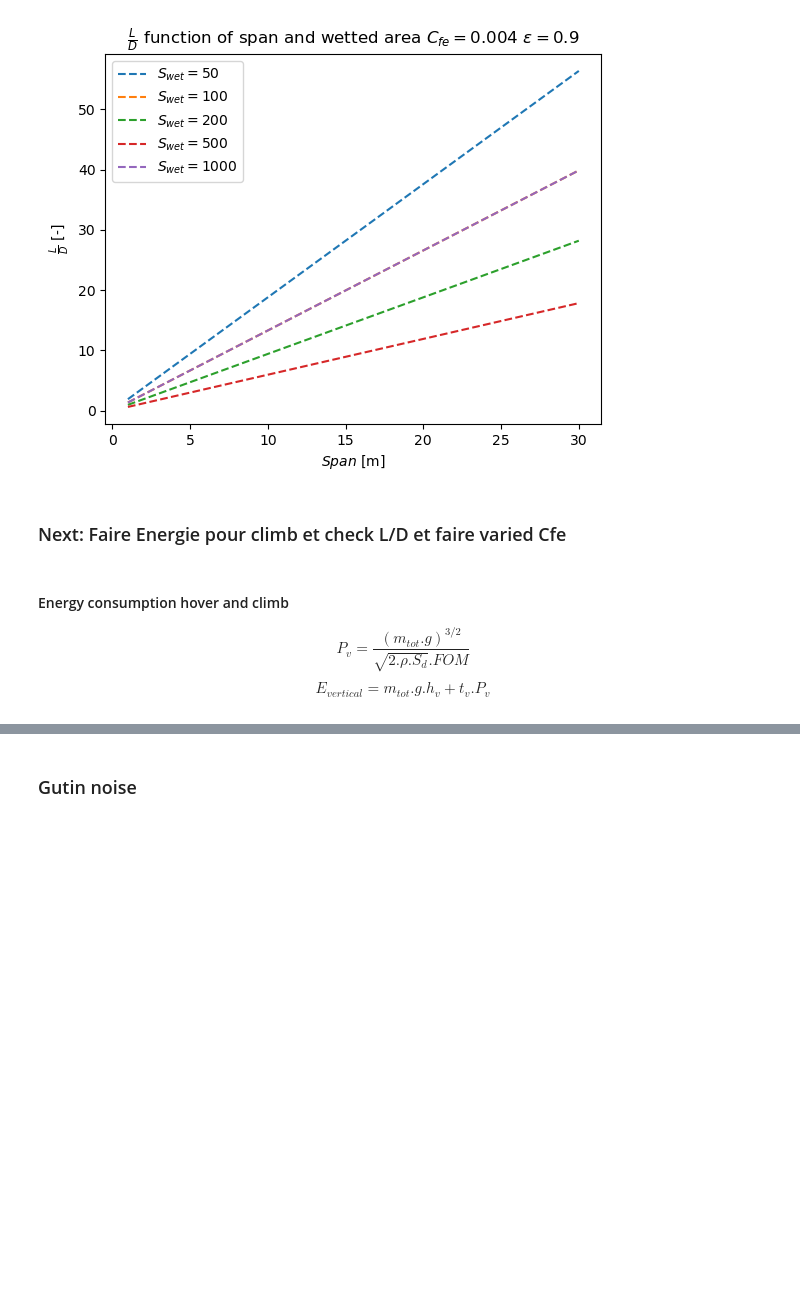
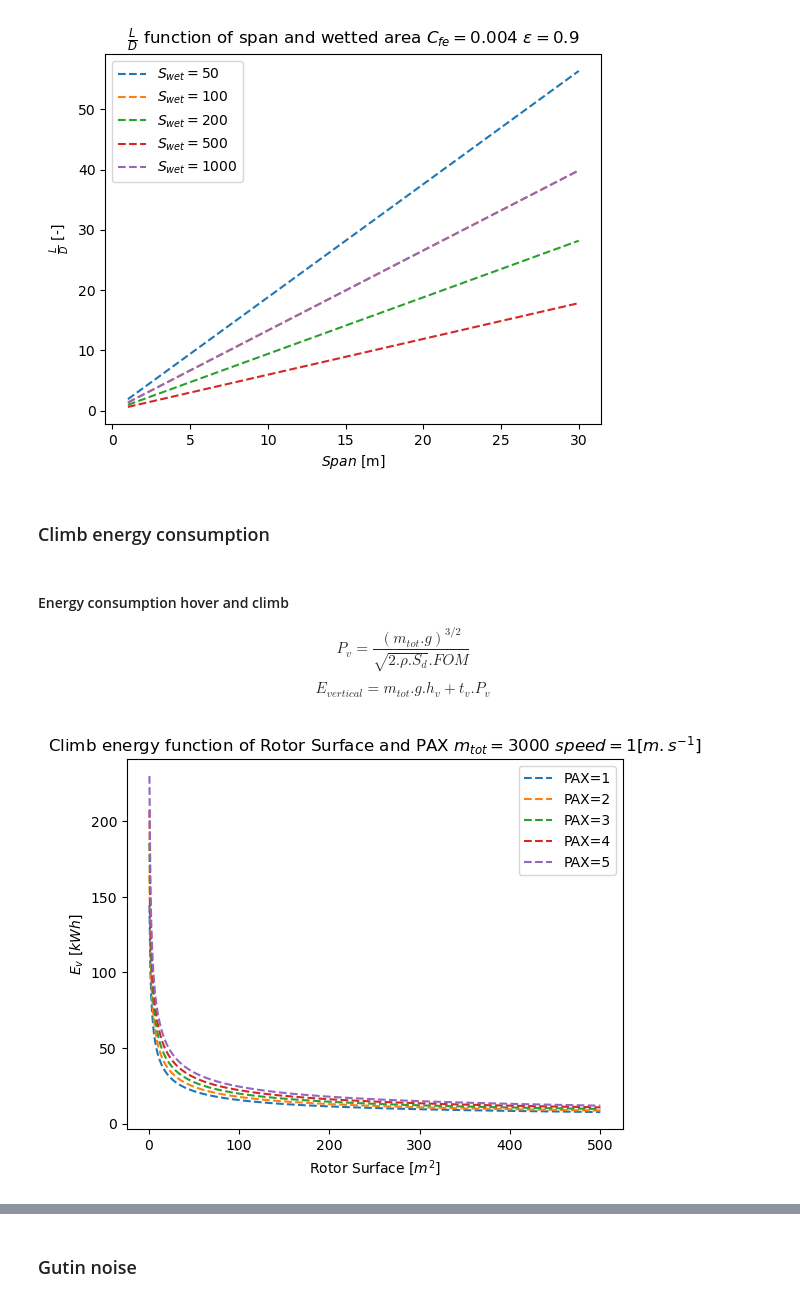
Before and after one commit to clementnardari/Sizing_eVTOL, a Jupyter notebook: Design.ipynb, the cells around one changed output, grey strips where cells are left out. Drawn from its saved outputs; the diff is of its cells as text; code cells hidden in the pictures; blank space fills up the shorter version.

```diff
--- a/Design.ipynb
+++ b/Design.ipynb
@@ -258,8 +258,8 @@ plt.title(r'$\frac{L}{D}$ function of span and wetted area $ C_{fe}=0.004 $ $ \e
 plt.show()
 # %% [output]
 [figure]
-# %% [markdown]
-### Next: Faire Energie pour climb et check L/D et faire varied Cfe
+# %% [markdown]
+### Climb energy consumption
 # %% [markdown]
 #### Energy consumption hover and climb
 $$ P_{v} = \frac{{(m_{tot}.g)}^{3/2}}{\sqrt{2.\rho.S_{d}}.FOM} $$
@@ -271,6 +271,34 @@ def Pv(mtot,FOM,S):
 def Ev(mtot,hv,tv,Pv):
     Ev=mtot*g*hv+tv*Pv
     return Ev
+# %%
+#climb at 1m/s up to 100m
+#mtot and S
+x0=np.linspace(1,500,500)
+
+vect_Pv=np.vectorize(Pv)
+vect_Ev=np.vectorize(Ev)
+
+y0=vect_Ev(mtot(0.5,1000,100),200,200,vect_Pv(mtot(0.5,1000,100),0.8,x0))/3600/1000
+y1=vect_Ev(mtot(0.5,1000,200),200,200,vect_Pv(mtot(0.5,1000,200),0.8,x0))/3600/1000
+y2=vect_Ev(mtot(0.5,1000,300),200,200,vect_Pv(mtot(0.5,1000,300),0.8,x0))/3600/1000
+y3=vect_Ev(mtot(0.5,1000,400),200,200,vect_Pv(mtot(0.5,1000,400),0.8,x0))/3600/1000
+y4=vect_Ev(mtot(0.5,1000,500),200,200,vect_Pv(mtot(0.5,1000,500),0.8,x0))/3600/1000
+
+f0 = interp1d(x0, y0, kind='quadratic')
+f1 = interp1d(x0, y1, kind='quadratic')
+f2 = interp1d(x0, y2, kind='quadratic')
+f3 = interp1d(x0, y3, kind='quadratic')
+f4 = interp1d(x0, y4, kind='quadratic')
+
+plt.plot(x0 , f0(x0), '--', x0 , f1(x0) , '--', x0, f2(x0), '--', x0, f3(x0), '--', x0, f4(x0), '--')
+plt.legend(['PAX=1','PAX=2','PAX=3','PAX=4','PAX=5'], loc='best')
+plt.xlabel(r'Rotor Surface [$m^{2}$]')
+plt.ylabel(r'$E_{v}$ $[kWh]$')
+plt.title(r'Climb energy function of Rotor Surface and PAX $ m_{tot}=3000 $ $ speed =1 [m.s^{-1}] $')
+plt.show()
+# %% [output]
+[figure, added]
 # %%
 #climb at 1m/s up to 100m
 x0=np.linspace(1,500,500)
```
Also changed, not shown: parts of 1 cell of this notebook.
